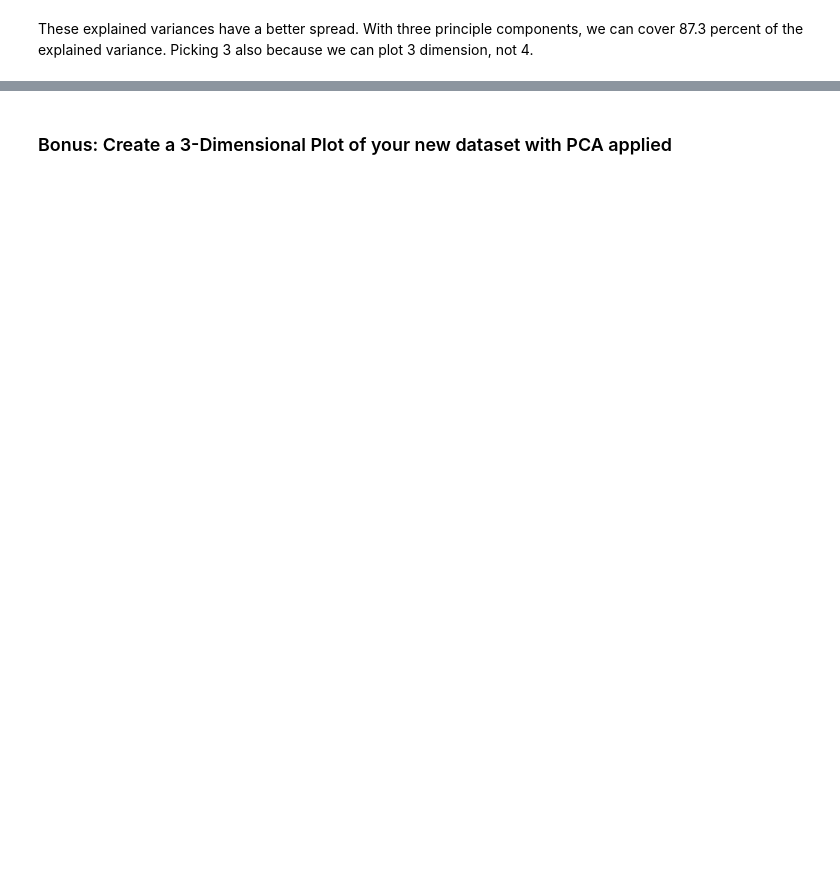
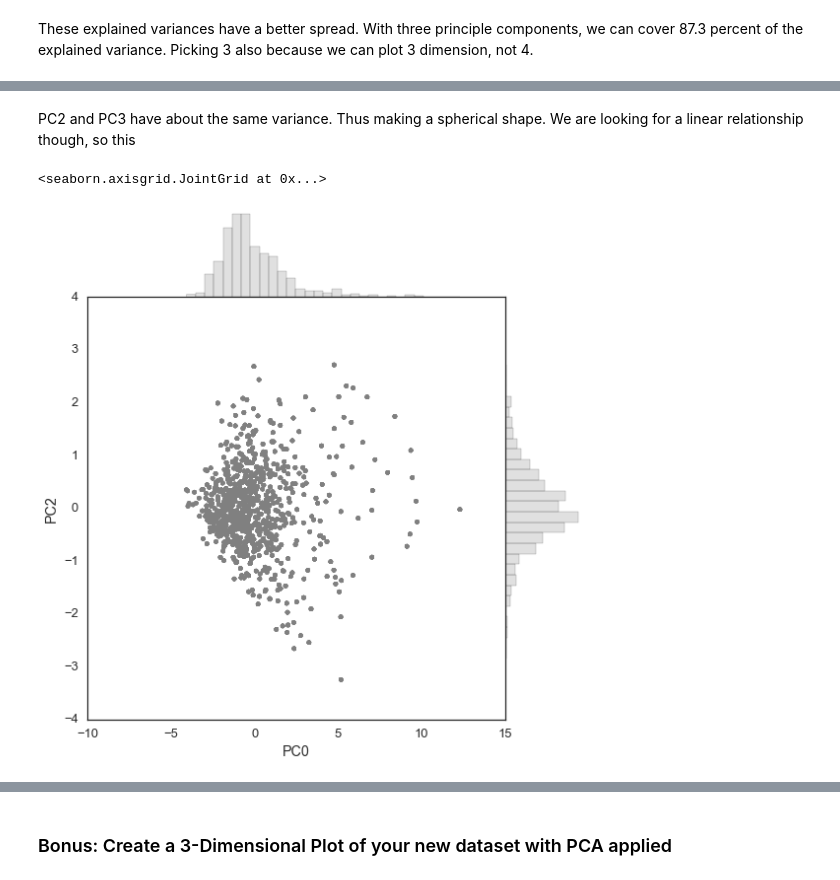
Before and after one commit to tamisalex/DSI, a Jupyter notebook: curriculum/02-projects/01-projects-weekly/project-07/starter-code/project7-starter.ipynb, the cells around one changed output, grey strips where cells are left out. Drawn from its saved outputs; the diff is of its cells as text; code cells hidden in the pictures; blank space fills up the shorter version.

```diff
--- a/curriculum/02-projects/01-projects-weekly/project-07/starter-code/project7-starter.ipynb
+++ b/curriculum/02-projects/01-projects-weekly/project-07/starter-code/project7-starter.ipynb
@@ -576,0 +485,13 @@ g.set_axis_labels(xlabel='PC1', ylabel='PC2')
+# %% [markdown]
+PC2 and PC3 have about the same variance. Thus making a spherical shape. We are looking for a linear relationship though, so this
+# %%
+# sns.set_style("white")
+# sns.set_context('talk')
+
+g = sns.JointGrid(dataReduced.iloc[:,0], dataReduced.iloc[:,2], space=0, size=8)
+g.plot_marginals(sns.distplot, kde=False, color=".7", bins=30)
+g.plot_joint(plt.scatter, color=".5", edgecolor="none", alpha=1)
+g.set_axis_labels(xlabel='PC0', ylabel='PC2')
+# %% [output]
+<seaborn.axisgrid.JointGrid at 0x...>
+[figure, added]
```
Also changed, not shown: parts of 41 cells of this notebook, 2 other files.
